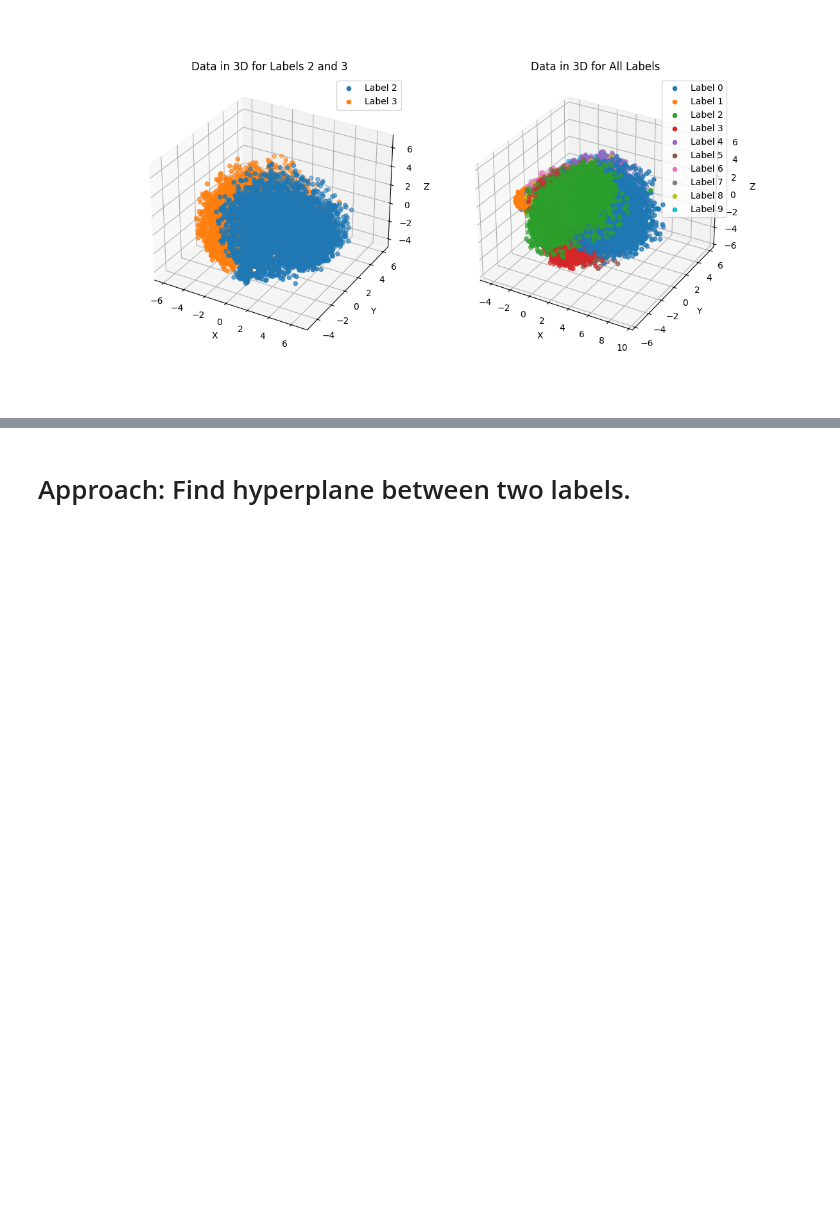
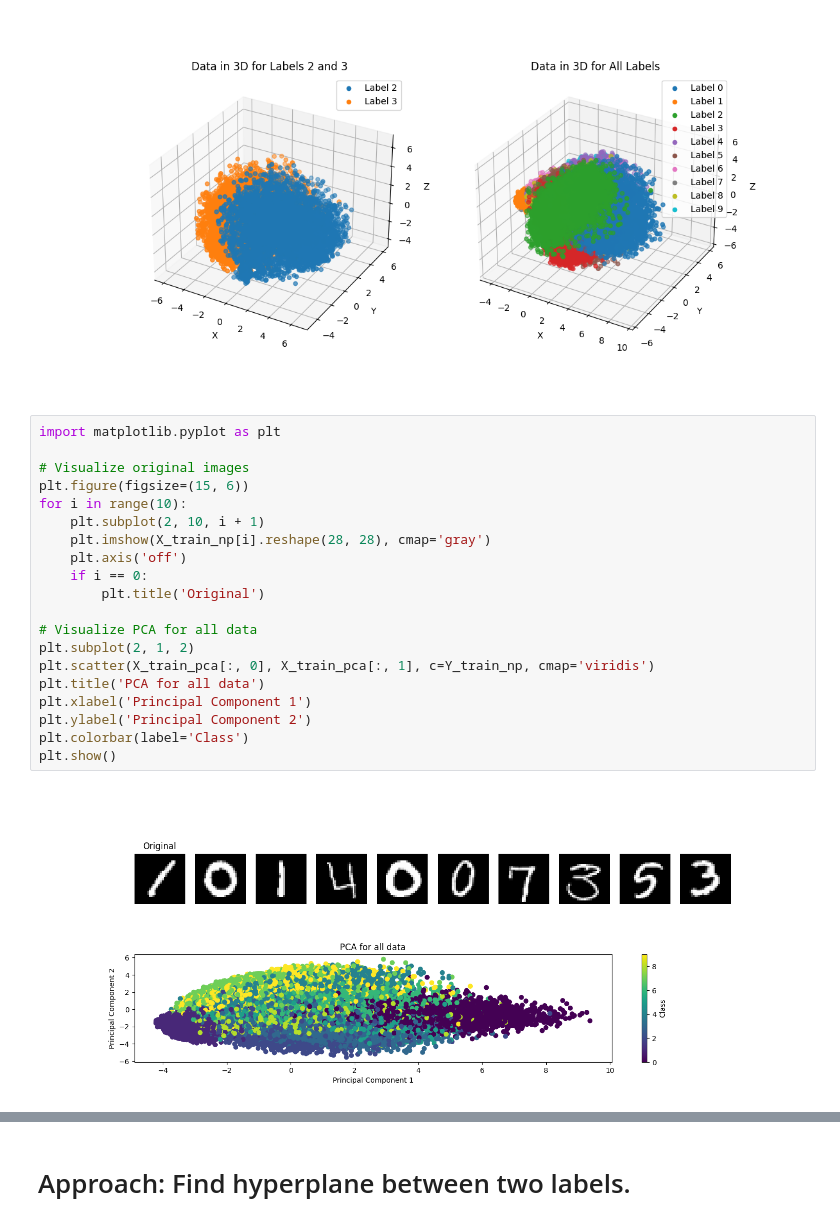
Before and after one commit to naoNao89/digitsSVM, a Jupyter notebook: SVM on Digits Recognization.ipynb, the cells around one changed output, grey strips where cells are left out. Cells and saved outputs as stored; diff of their text form; blank space fills up the shorter version.

```diff
--- a/SVM on Digits Recognization.ipynb
+++ b/SVM on Digits Recognization.ipynb
@@ -130,6 +130,28 @@ ax2.legend()
 plt.show()
 # %% [output]
 [figure]
+# %%
+import matplotlib.pyplot as plt
+
+# Visualize original images
+plt.figure(figsize=(15, 6))
+for i in range(10):
+    plt.subplot(2, 10, i + 1)
+    plt.imshow(X_train_np[i].reshape(28, 28), cmap='gray')
+    plt.axis('off')
+    if i == 0:
+        plt.title('Original')
+
+# Visualize PCA for all data
+plt.subplot(2, 1, 2)
+plt.scatter(X_train_pca[:, 0], X_train_pca[:, 1], c=Y_train_np, cmap='viridis')
+plt.title('PCA for all data')
+plt.xlabel('Principal Component 1')
+plt.ylabel('Principal Component 2')
+plt.colorbar(label='Class')
+plt.show()
+# %% [output]
+[figure, added]
 # %%
 def plot_digits(X, Y):
     # Close all existing figures
```
Also changed, not shown: parts of 9 cells of this notebook.
